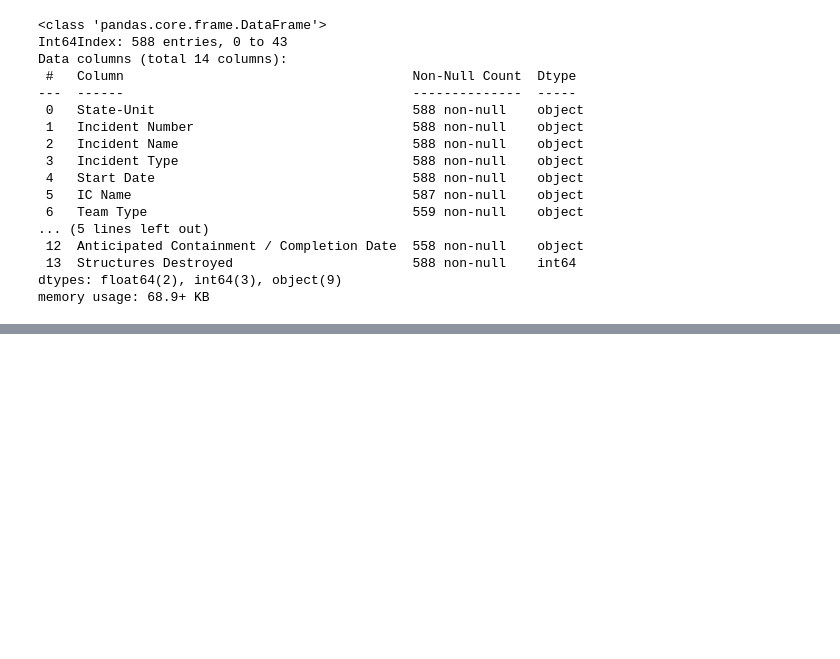
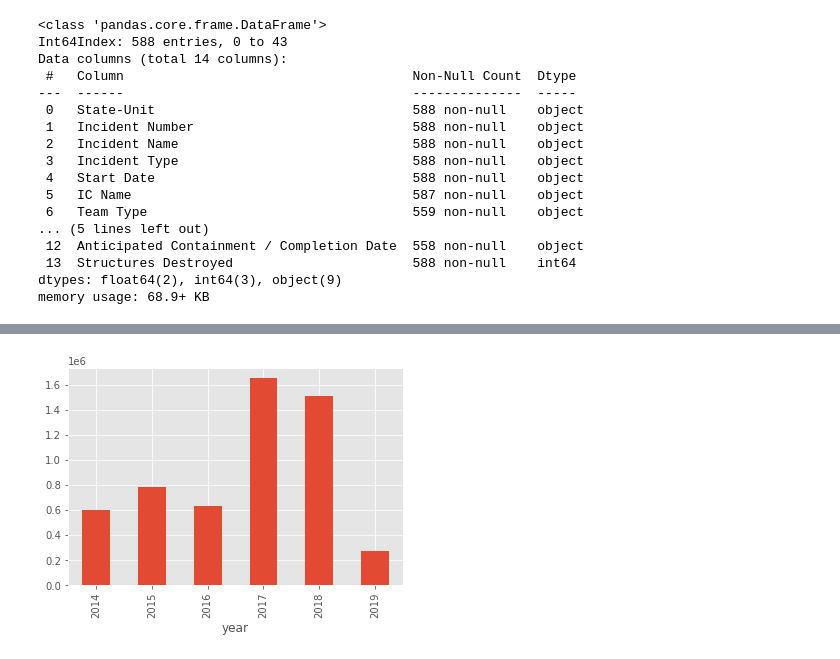
Before and after one commit to jefremides/Project_5, a Jupyter notebook: claire_data_cleaning_eda.ipynb, the cells around one changed output, grey strips where cells are left out. Cells and saved outputs as stored; diff of their text form; code cells hidden in the pictures; blank space fills up the shorter version.

```diff
--- a/claire_data_cleaning_eda.ipynb
+++ b/claire_data_cleaning_eda.ipynb
@@ -72,3 +129,7 @@ Name: Costs, dtype: float64
+# %%
+fires_df_clean.groupby('year')['Size'].sum().plot(kind='bar');
+# %% [output]
+[figure, added]
 # %%
 plt.style.use('ggplot')
 plt.subplots(figsize=(10,8))
```
Also changed, not shown: parts of 17 cells of this notebook, 1 other file.
